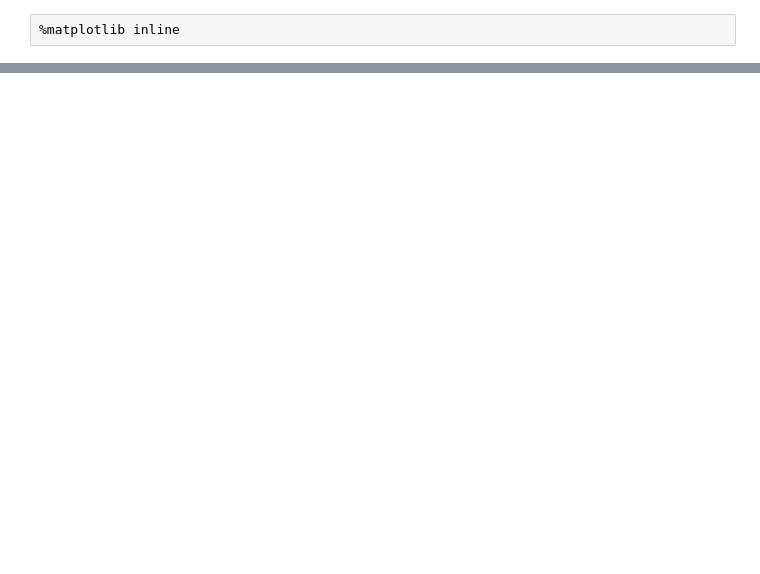
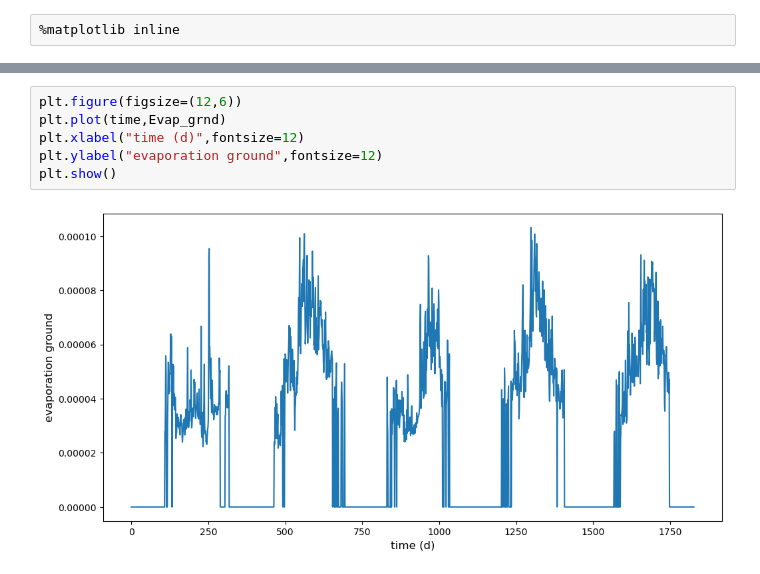
Before and after one commit to AndrewGraus/ATS-EcoSIM-demos, a Jupyter notebook: jupyter_notebooks/root_flux_test.ipynb, the cells around one changed output, grey strips where cells are left out. Saved outputs shown, nothing was run; the diff lists cells and outputs as text; blank space fills up the shorter version.

Commit message:
adding ET evaporation examples

```diff
--- a/jupyter_notebooks/root_flux_test.ipynb
+++ b/jupyter_notebooks/root_flux_test.ipynb
@@ -65,0 +24,8 @@ plt.show()
+# %%
+plt.figure(figsize=(12,6))
+plt.plot(time,Evap_grnd)
+plt.xlabel("time (d)",fontsize=12)
+plt.ylabel("evaporation ground",fontsize=12)
+plt.show()
+# %% [output]
+[figure, added]
```
Also changed, not shown: parts of 13 cells of this notebook.
